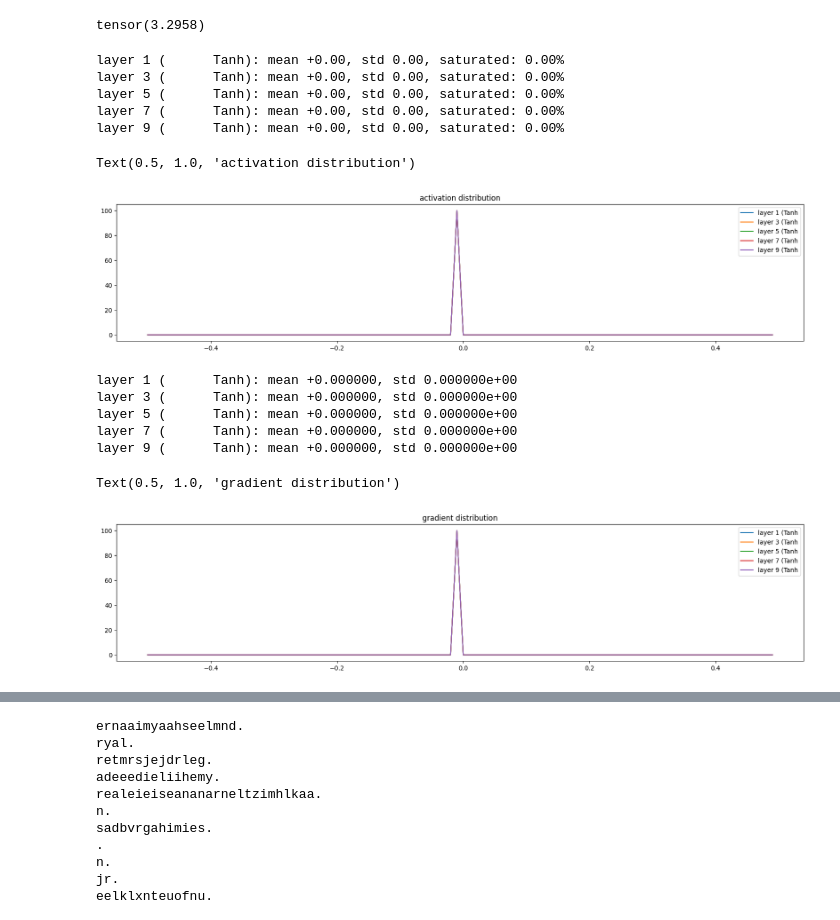
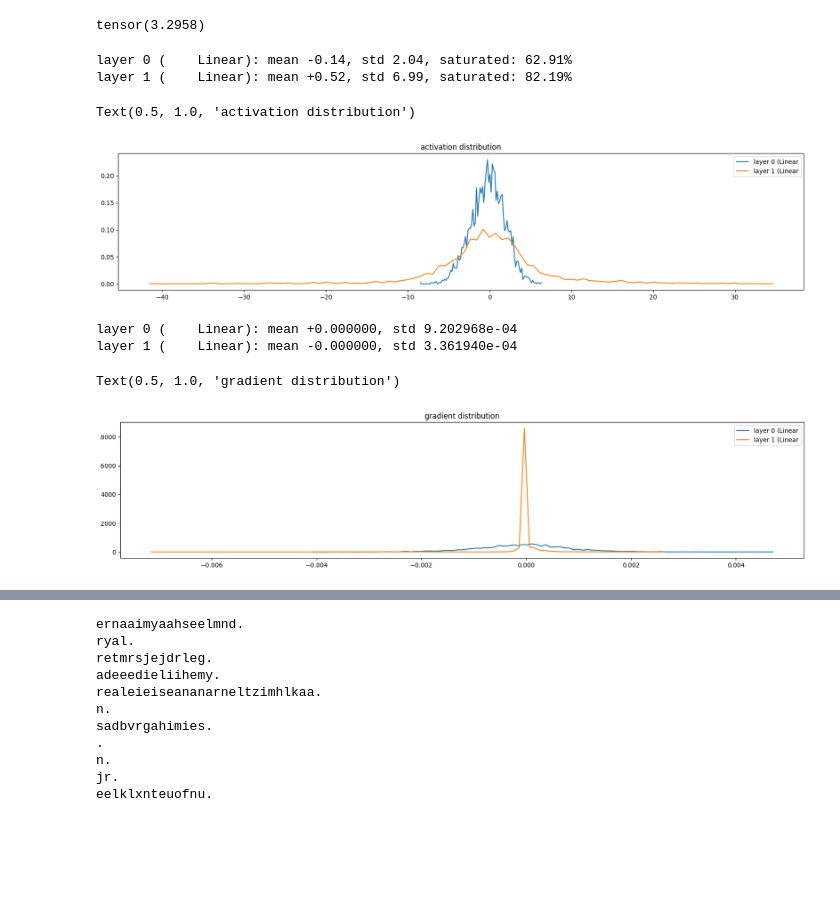
Before and after one commit to andresckamilo/Neutral-Networks-python, a Jupyter notebook: makemore_part3_bn.ipynb, the cells around one changed output, grey strips where cells are left out. Saved outputs shown, nothing was run; the diff lists cells and outputs as text; code cells hidden in the pictures; blank space fills up the shorter version.

```diff
--- a/makemore_part3_bn.ipynb
+++ b/makemore_part3_bn.ipynb
@@ -353,11 +395,11 @@ for i in range(max_steps):
     p.grad = None
 
   loss.backward()
-  for i,layer in enumerate(layers):
-    # print(i, layer.out.grad.mean().item())
-    if layer.out.grad.mean().item() > 0:
+  # for i,layer in enumerate(layers):
+  #   # print(i, layer.out.grad.mean().item())
+  #   if layer.out.grad.mean().item() > 0:
 
-      print(torch.log(loss).item(), layer.out.grad.mean().item())
+  #     print(torch.log(loss).item(), layer.out.grad.mean().item())
 
   # update
   lr = 0.1 if i < 150000 else 0.01 # step learning rate decay
@@ -408,30 +438,27 @@ tensor(3.2958)
 # %%
 # visualize histograms
 plt.figure(figsize=(20, 4)) # width and height of the plot
 legends = []
 for i, layer in enumerate(layers[:-1]): # note: exclude the output layer
-  if isinstance(layer, Tanh):
+  if isinstance(layer, Linear):
     t = layer.out
     print('layer %d (%10s): mean %+.2f, std %.2f, saturated: %.2f%%' % (i, layer.__class__.__name__, t.mean(), t.std(), (t.abs() > 0.97).float().mean()*100))
     hy, hx = torch.histogram(t, density=True)
     plt.plot(hx[:-1].detach(), hy.detach())
     legends.append(f'layer {i} ({layer.__class__.__name__}')
 plt.legend(legends);
 plt.title('activation distribution')
 # %% [output]
-layer 1 (      Tanh): mean +0.00, std 0.00, saturated: 0.00%
-layer 3 (      Tanh): mean +0.00, std 0.00, saturated: 0.00%
-layer 5 (      Tanh): mean +0.00, std 0.00, saturated: 0.00%
-layer 7 (      Tanh): mean +0.00, std 0.00, saturated: 0.00%
-layer 9 (      Tanh): mean +0.00, std 0.00, saturated: 0.00%
+layer 0 (    Linear): mean -0.14, std 2.04, saturated: 62.91%
+layer 1 (    Linear): mean +0.52, std 6.99, saturated: 82.19%
 Text(0.5, 1.0, 'activation distribution')
-[figure, old version]
+[figure, new version]
 # %%
 # visualize histograms
 plt.figure(figsize=(20, 4)) # width and height of the plot
 legends = []
 for i, layer in enumerate(layers[:-1]): # note: exclude the output layer
-  if isinstance(layer, Tanh):
+  if isinstance(layer, Linear):
     t = layer.out.grad
     print('layer %d (%10s): mean %+f, std %e' % (i, layer.__class__.__name__, t.mean(), t.std()))
     hy, hx = torch.histogram(t, density=True)
@@ -440,13 +467,10 @@ for i, layer in enumerate(layers[:-1]): # note: exclude the output layer
 plt.legend(legends);
 plt.title('gradient distribution')
 # %% [output]
-layer 1 (      Tanh): mean +0.000000, std 0.000000e+00
-layer 3 (      Tanh): mean +0.000000, std 0.000000e+00
-layer 5 (      Tanh): mean +0.000000, std 0.000000e+00
-layer 7 (      Tanh): mean +0.000000, std 0.000000e+00
-layer 9 (      Tanh): mean +0.000000, std 0.000000e+00
+layer 0 (    Linear): mean +0.000000, std 9.202968e-04
+layer 1 (    Linear): mean -0.000000, std 3.361940e-04
 Text(0.5, 1.0, 'gradient distribution')
-[figure, old version]
+[figure, new version]
 # %%
 # visualize histograms
 plt.figure(figsize=(20, 4)) # width and height of the plot
```
Also changed, not shown: parts of 10 cells of this notebook.
